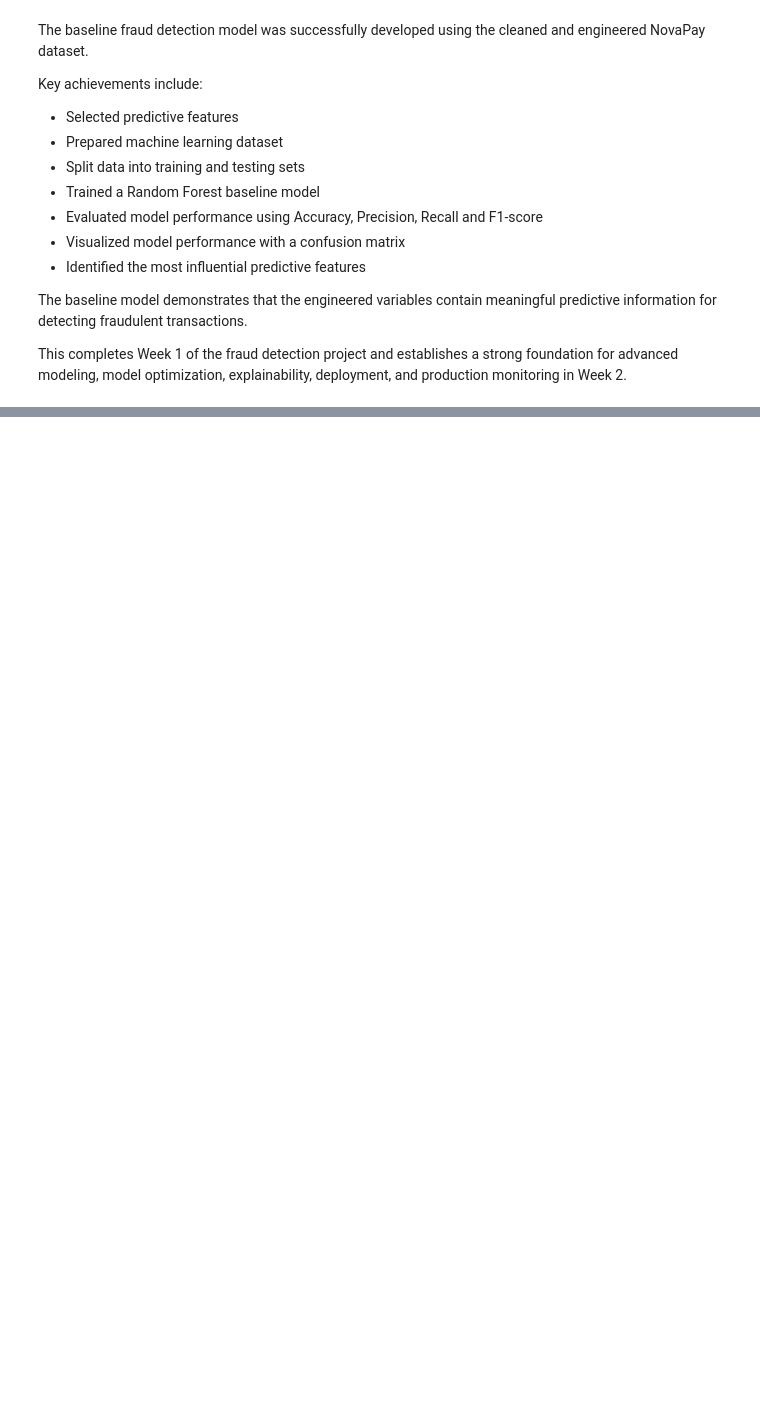
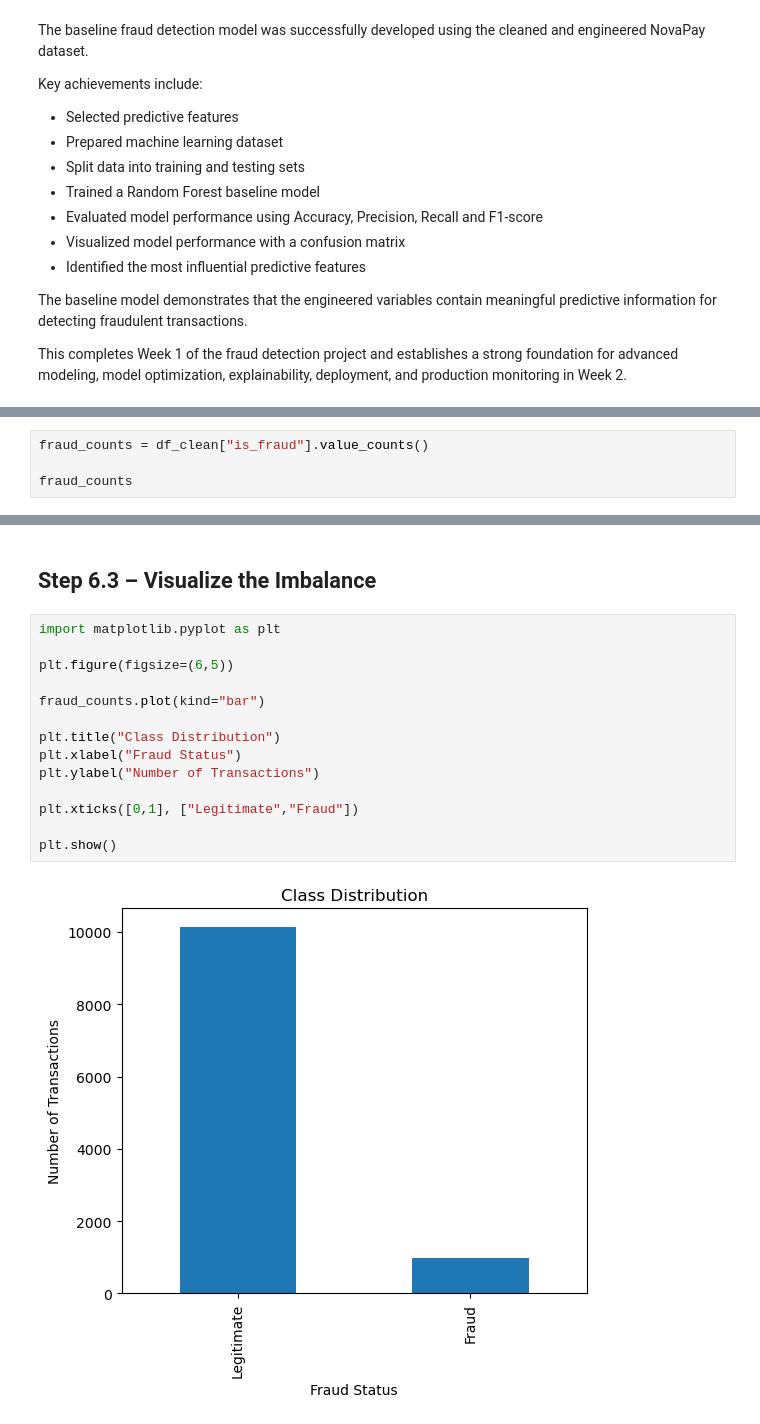
Before and after one commit to igoche1611/NovaPay, a Jupyter notebook: NovaPay Fraud Detection.ipynb, the cells around one changed output, grey strips where cells are left out. Saved outputs shown, nothing was run; the diff lists cells and outputs as text; blank space fills up the shorter version.

```diff
--- a/NovaPay Fraud Detection.ipynb
+++ b/NovaPay Fraud Detection.ipynb
@@ -2143,0 +2288,4 @@ This completes Week 1 of the fraud detection project and establishes a strong fo
+# %%
+fraud_counts = df_clean["is_fraud"].value_counts()
+
+fraud_counts
@@ -2143,0 +2312,18 @@ This completes Week 1 of the fraud detection project and establishes a strong fo
+# %% [markdown]
+## Step 6.3 – Visualize the Imbalance
+# %%
+import matplotlib.pyplot as plt
+
+plt.figure(figsize=(6,5))
+
+fraud_counts.plot(kind="bar")
+
+plt.title("Class Distribution")
+plt.xlabel("Fraud Status")
+plt.ylabel("Number of Transactions")
+
+plt.xticks([0,1], ["Legitimate","Fraud"])
+
+plt.show()
+# %% [output]
+[figure, added]
```
Also changed, not shown: parts of 56 cells of this notebook.
